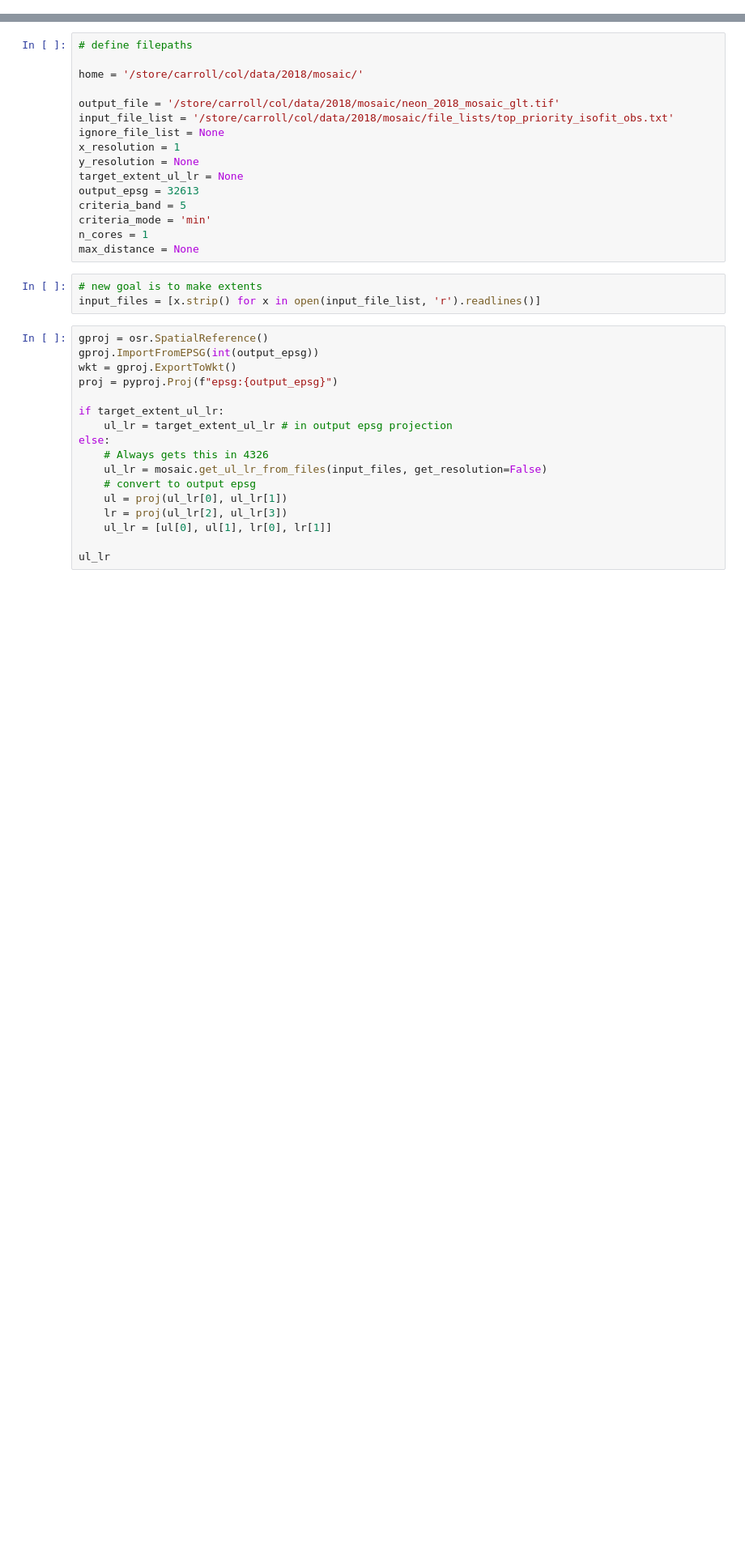
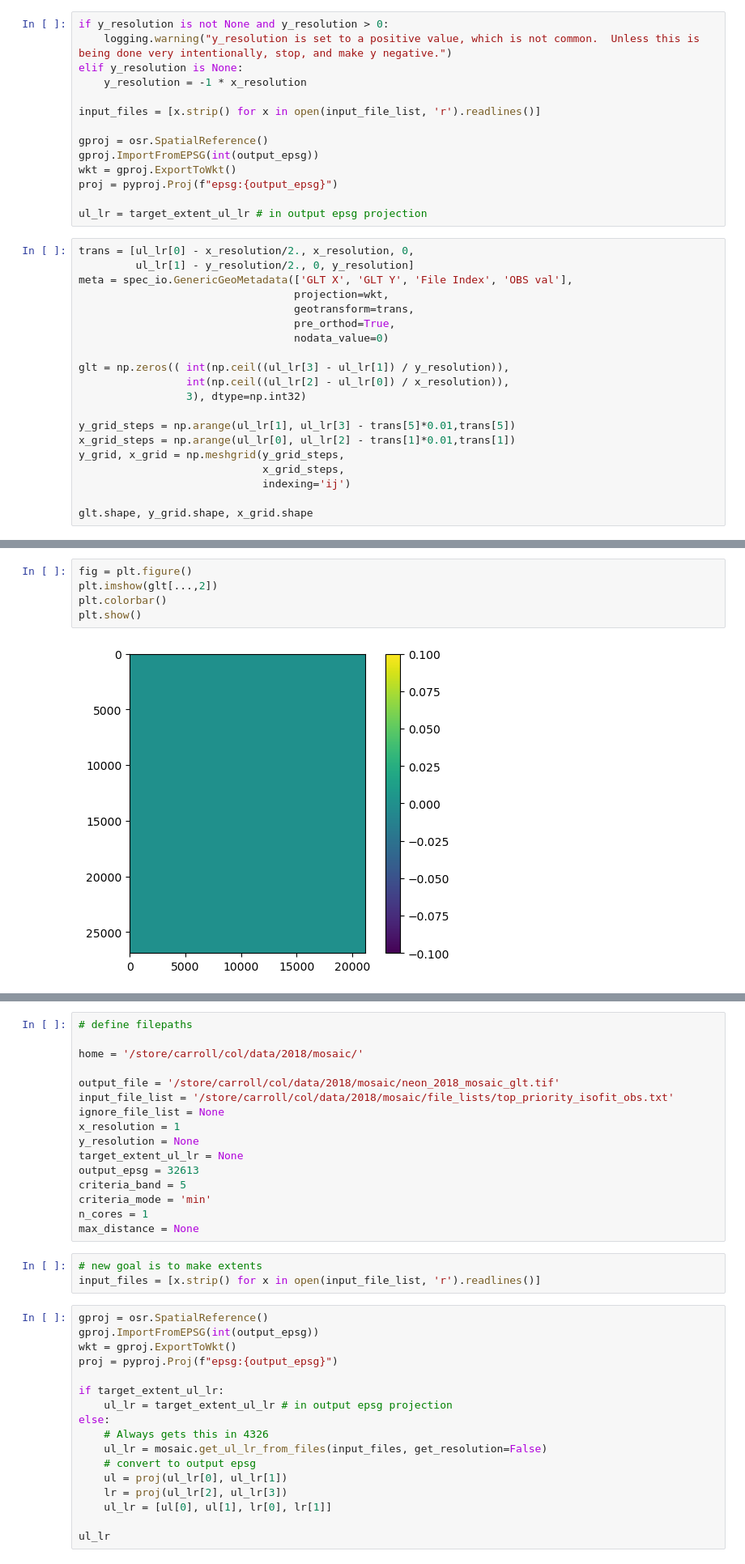
Before and after one commit to erin-carroll/chess-isofit, a Jupyter notebook: 2018/3c/3_mosaic/debug_mosaicking.ipynb, the cells around one changed output, grey strips where cells are left out. Shown at 81% size. Drawn from its saved outputs; the diff is of its cells as text; blank space fills up the shorter version.

```diff
--- a/2018/3c/3_mosaic/debug_mosaicking.ipynb
+++ b/2018/3c/3_mosaic/debug_mosaicking.ipynb
@@ -23,0 +60,34 @@ osr.UseExceptions()
+# %%
+if y_resolution is not None and y_resolution > 0:
+    logging.warning("y_resolution is set to a positive value, which is not common.  Unless this is being done very intentionally, stop, and make y negative.")
+elif y_resolution is None:
+    y_resolution = -1 * x_resolution
+
+input_files = [x.strip() for x in open(input_file_list, 'r').readlines()]
+
+gproj = osr.SpatialReference()
+gproj.ImportFromEPSG(int(output_epsg))
+wkt = gproj.ExportToWkt()
+proj = pyproj.Proj(f"epsg:{output_epsg}")
+
+ul_lr = target_extent_ul_lr # in output epsg projection
+# %%
+trans = [ul_lr[0] - x_resolution/2., x_resolution, 0,
+         ul_lr[1] - y_resolution/2., 0, y_resolution]
+meta = spec_io.GenericGeoMetadata(['GLT X', 'GLT Y', 'File Index', 'OBS val'],
+                                  projection=wkt,
+                                  geotransform=trans,
+                                  pre_orthod=True,
+                                  nodata_value=0)
+
+glt = np.zeros(( int(np.ceil((ul_lr[3] - ul_lr[1]) / y_resolution)),
+                 int(np.ceil((ul_lr[2] - ul_lr[0]) / x_resolution)),
+                 3), dtype=np.int32)
+
+y_grid_steps = np.arange(ul_lr[1], ul_lr[3] - trans[5]*0.01,trans[5])
+x_grid_steps = np.arange(ul_lr[0], ul_lr[2] - trans[1]*0.01,trans[1])
+y_grid, x_grid = np.meshgrid(y_grid_steps,
+                             x_grid_steps,
+                             indexing='ij')
+
+glt.shape, y_grid.shape, x_grid.shape
@@ -23,0 +145,7 @@ osr.UseExceptions()
+# %%
+fig = plt.figure()
+plt.imshow(glt[...,2])
+plt.colorbar()
+plt.show()
+# %% [output]
+[figure, added]
```
Also changed, not shown: parts of 77 cells of this notebook, 19 other files.
